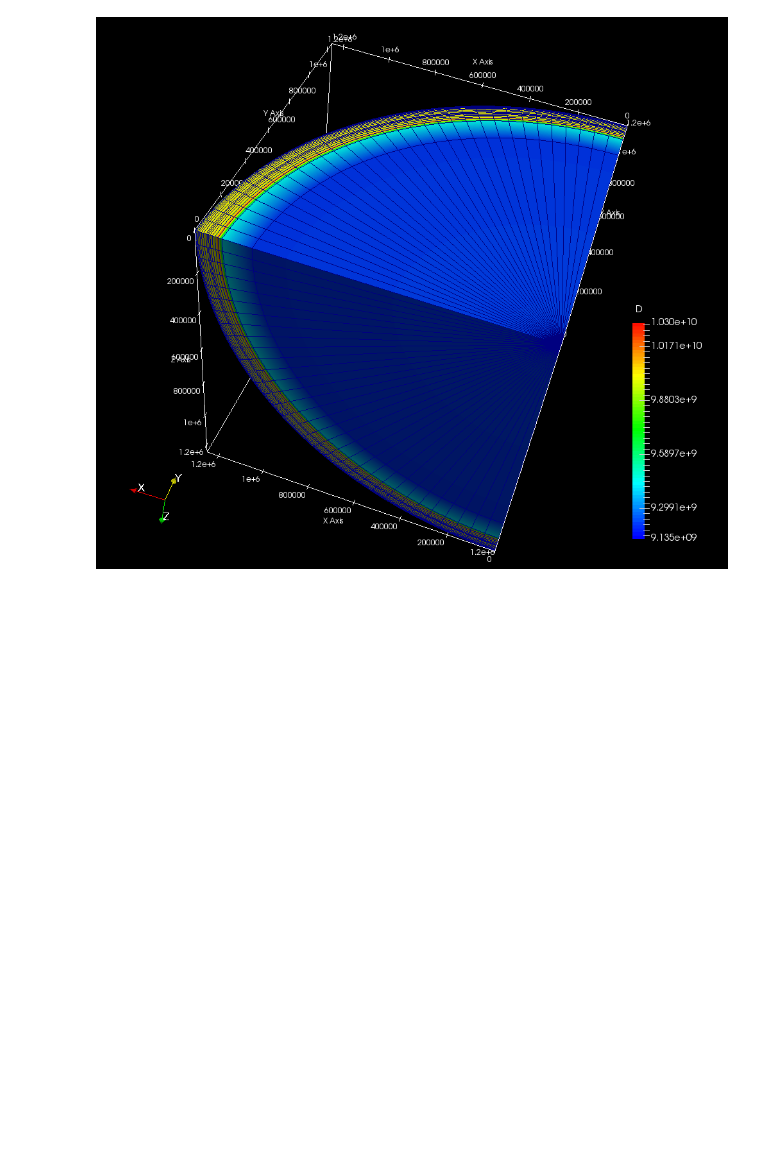
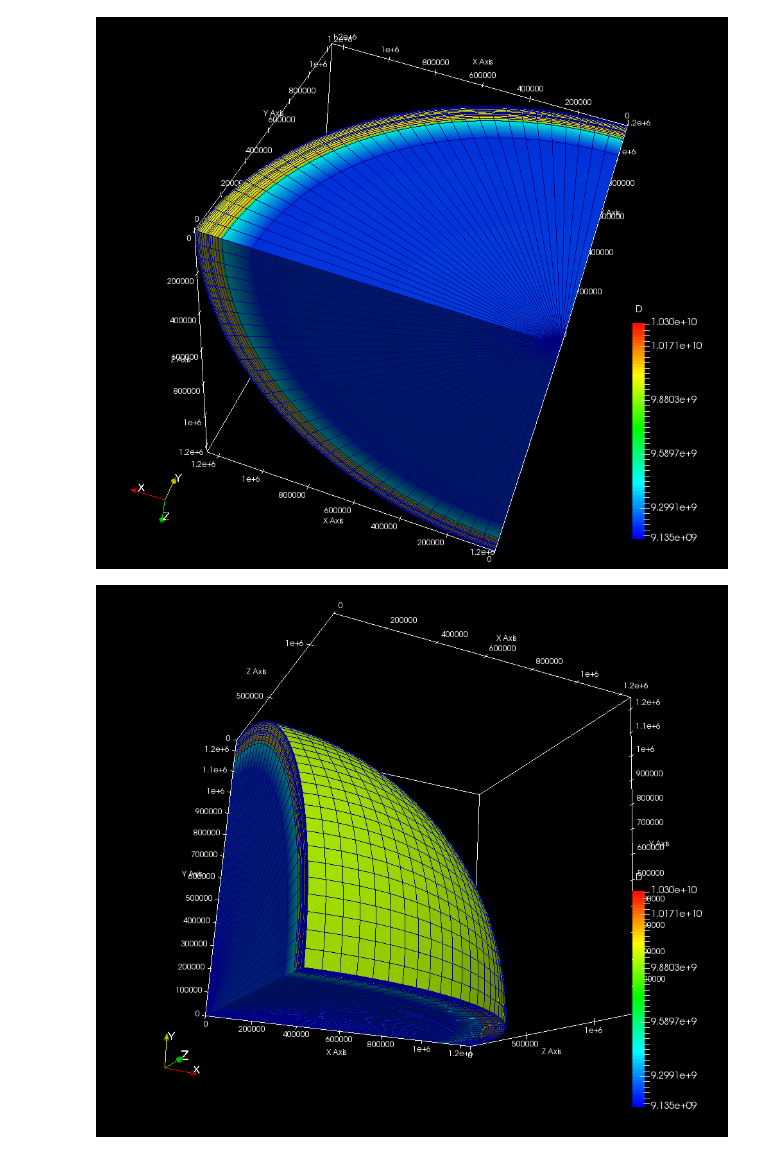
Before and after one commit to lue/3d-heat-transfer-code, a Jupyter notebook: 3D code guide.ipynb, the cells around one changed output. Cells and saved outputs as stored; diff of their text form; code cells hidden in the pictures; blank space fills up the shorter version.

```diff
--- a/3D code guide.ipynb
+++ b/3D code guide.ipynb
@@ -195,3 +195,7 @@ from IPython.display import Image
 Image("123.png")
 # %% [output]
 [figure]
+# %%
+Image("1234.png")
+# %% [output]
+[figure, added]
```
